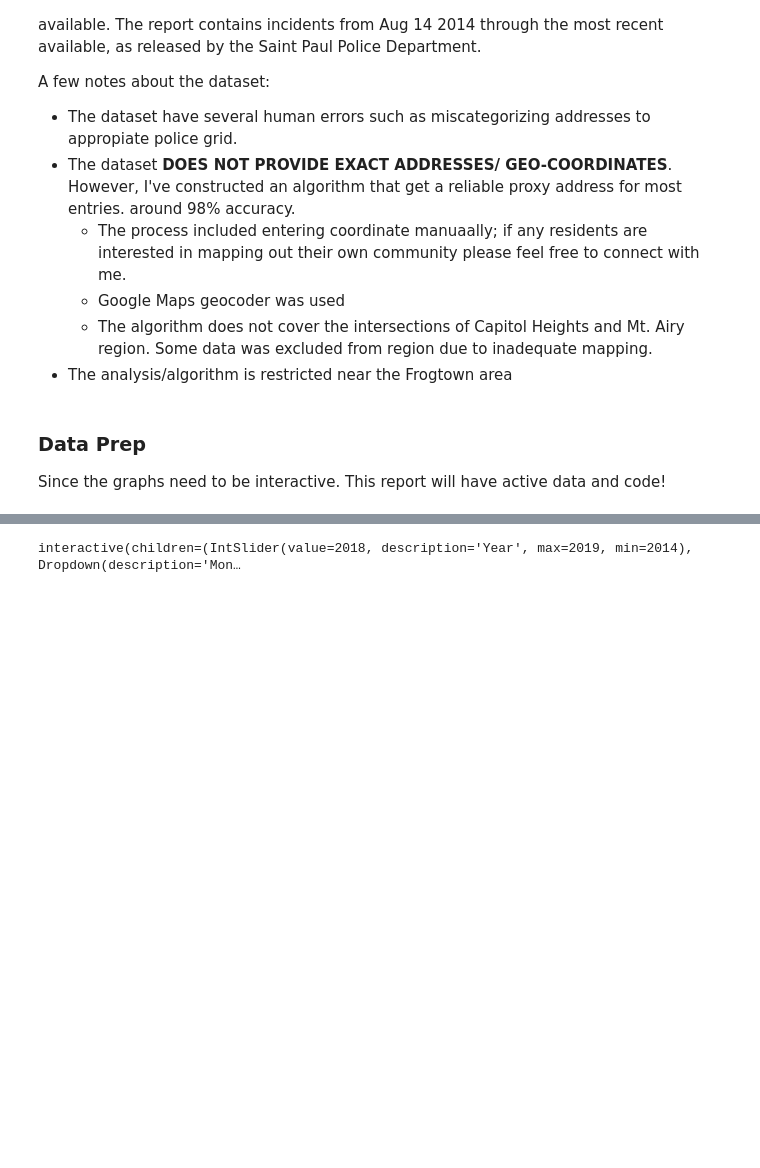
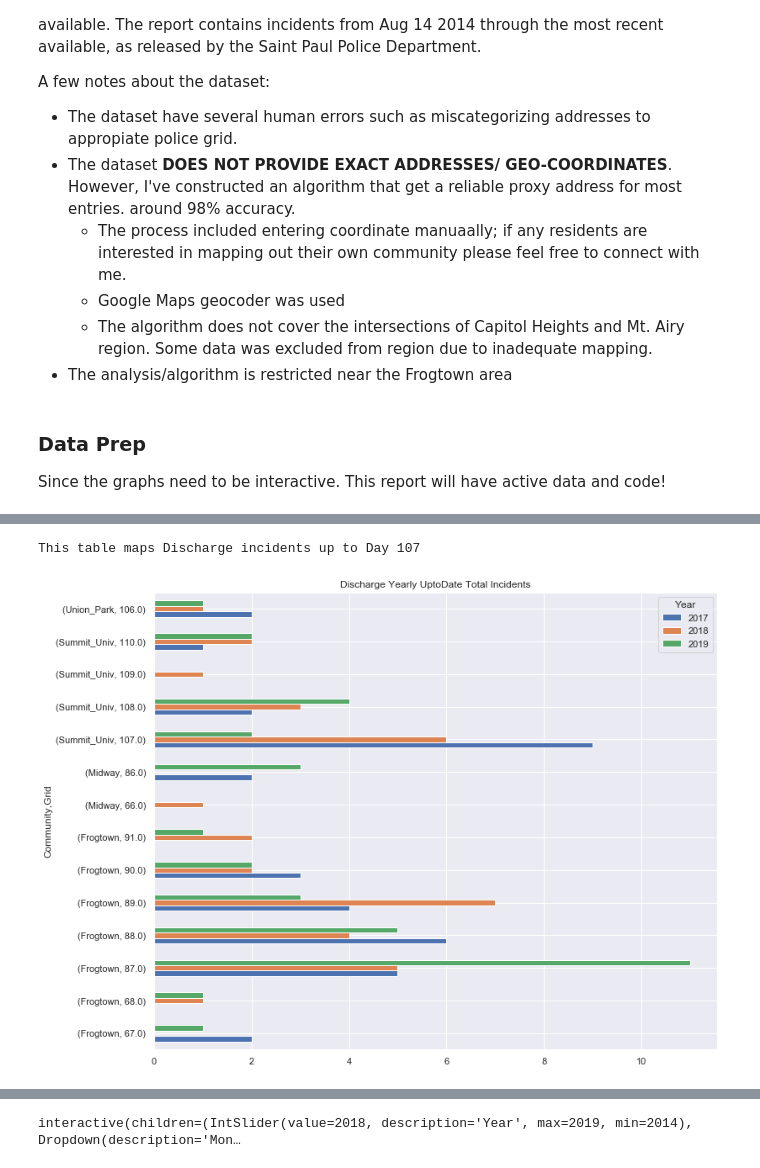
Before and after one commit to sustainabu/OpenData_Saint_Paul, a Jupyter notebook: Saint Paul Project/FG_Crime_Map.ipynb, the cells around one changed output, grey strips where cells are left out. Saved outputs shown, nothing was run; the diff lists cells and outputs as text; code cells hidden in the pictures; blank space fills up the shorter version.

```diff
--- a/Saint Paul Project/FG_Crime_Map.ipynb
+++ b/Saint Paul Project/FG_Crime_Map.ipynb
@@ -165,0 +251,5 @@ plot_Frogtown_long_crime('Violent')
+# %%
+plot_toDate_Year_Crime(Incident='Discharge',Day=Max)
+# %% [output]
+This table maps Discharge incidents up to Day 107
+[figure, added]
```
Also changed, not shown: parts of 76 cells of this notebook, 3 other files.
